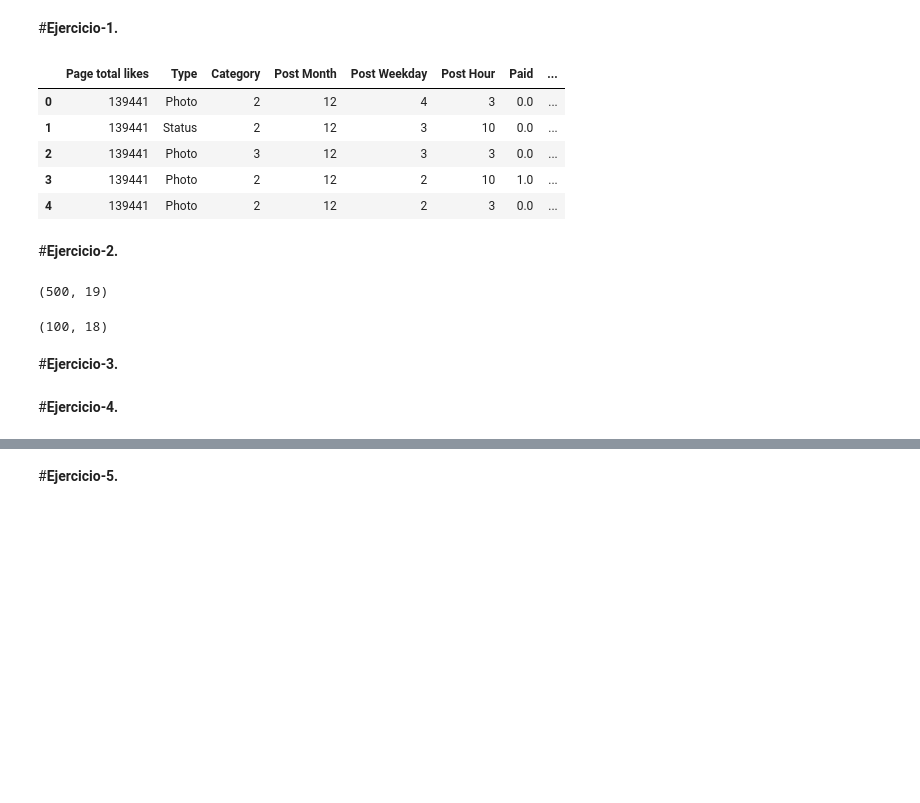
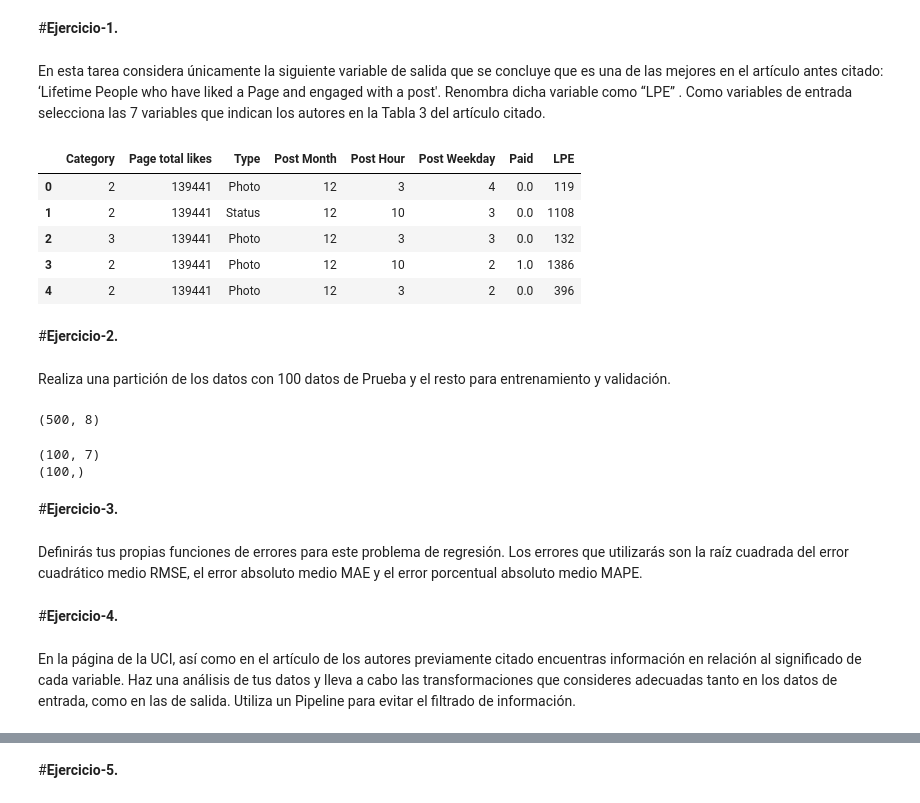
Before and after one commit to AlexeiEACS/Entregas_equipo6_IA_MNA, a Jupyter notebook: MNA_IAyAA_semana_7_Actividad.ipynb, the cells around one changed output, grey strips where cells are left out. Cells and saved outputs as stored; diff of their text form; code cells hidden in the pictures; blank space fills up the shorter version.

```diff
--- a/MNA_IAyAA_semana_7_Actividad.ipynb
+++ b/MNA_IAyAA_semana_7_Actividad.ipynb
@@ -40,31 +42,40 @@ from sklearn.ensemble import RandomForestRegressor
 # %% [markdown]
 #**Ejercicio-1.**
+# %% [markdown]
+En esta tarea considera únicamente la siguiente variable de salida que se concluye que es una de las mejores en el artículo antes citado: ‘Lifetime People who have liked a Page and engaged with a post'. Renombra dicha variable como “LPE” . Como variables de entrada selecciona las 7 variables que indican los autores en la Tabla 3 del artículo citado.
 # %%
-data = pd.read_csv('data/Facebook_metrics/dataset_Facebook.csv', sep= ';', header= 0)
+data = pd.read_csv(r'https://raw.githubusercontent.com/AlexeiEACS/Entregas_equipo6_IA_MNA/main/data/Facebook_metrics/dataset_Facebook.csv', sep=';', header=0)
 data = data.rename(columns= {'Lifetime People who have liked your Page and engaged with your post':'LPE'})
+data = data[["Category", "Page total likes", "Type", "Post Month", "Post Hour", "Post Weekday", "Paid", "LPE"]]
 data.head()
 # %% [output]
-|  | Page total likes | Type | Category | Post Month | Post Weekday | Post Hour | Paid | ... |
-| 0 | 139441 | Photo | 2 | 12 | 4 | 3 | 0.0 | ... |
-| 1 | 139441 | Status | 2 | 12 | 3 | 10 | 0.0 | ... |
-| 2 | 139441 | Photo | 3 | 12 | 3 | 3 | 0.0 | ... |
-| 3 | 139441 | Photo | 2 | 12 | 2 | 10 | 1.0 | ... |
-| 4 | 139441 | Photo | 2 | 12 | 2 | 3 | 0.0 | ... |
+|  | Category | Page total likes | Type | Post Month | Post Hour | Post Weekday | Paid | LPE |
+| 0 | 2 | 139441 | Photo | 12 | 3 | 4 | 0.0 | 119 |
+| 1 | 2 | 139441 | Status | 12 | 10 | 3 | 0.0 | 1108 |
+| 2 | 3 | 139441 | Photo | 12 | 3 | 3 | 0.0 | 132 |
+| 3 | 2 | 139441 | Photo | 12 | 10 | 2 | 1.0 | 1386 |
+| 4 | 2 | 139441 | Photo | 12 | 3 | 2 | 0.0 | 396 |
 # %% [markdown]
 #**Ejercicio-2.**
+# %% [markdown]
+Realiza una partición de los datos con 100 datos de Prueba y el resto para entrenamiento y validación.
 # %%
 print(data.shape)
 X = data.drop('LPE', axis=1)
 y = data['LPE']
 # %% [output]
-(500, 19)
+(500, 8)
 # %%
-X_train, X_test, y_train, y_test = train_test_split(X, y, test_size= 1/5, random_state= 42)
+X_train, X_test, y_train, y_test = train_test_split(X, y, test_size= 1/5) # 20% Conjunto de prueba, y 80% entrenamiento/validación
 print(X_test.shape)
+print(y_test.shape)
 # %% [output]
-(100, 18)
+(100, 7)
+(100,)
 # %% [markdown]
 #**Ejercicio-3.**
+# %% [markdown]
+Definirás tus propias funciones de errores para este problema de regresión. Los errores que utilizarás son la raíz cuadrada del error cuadrático medio RMSE, el error absoluto medio MAE y el error porcentual absoluto medio MAPE.
 # %%
 def mi_RMSE(y_real, y_pred):
     result = np.sqrt(np.mean((y_real - y_pred) ** 2))
@@ -84,6 +95,8 @@ def metricas_regresion(y_real, y_pred, name):
     return tabla
 # %% [markdown]
 #**Ejercicio-4.**
+# %% [markdown]
+En la página de la UCI, así como en el artículo de los autores previamente citado encuentras información en relación al significado de cada variable. Haz una análisis de tus datos y lleva a cabo las transformaciones que consideres adecuadas tanto en los datos de entrada, como en las de salida. Utiliza un Pipeline para evitar el filtrado de información.
 # %%
 print(X.info())
 X.hist(figsize=(20,20))
```
Also changed, not shown: parts of 29 cells of this notebook.
